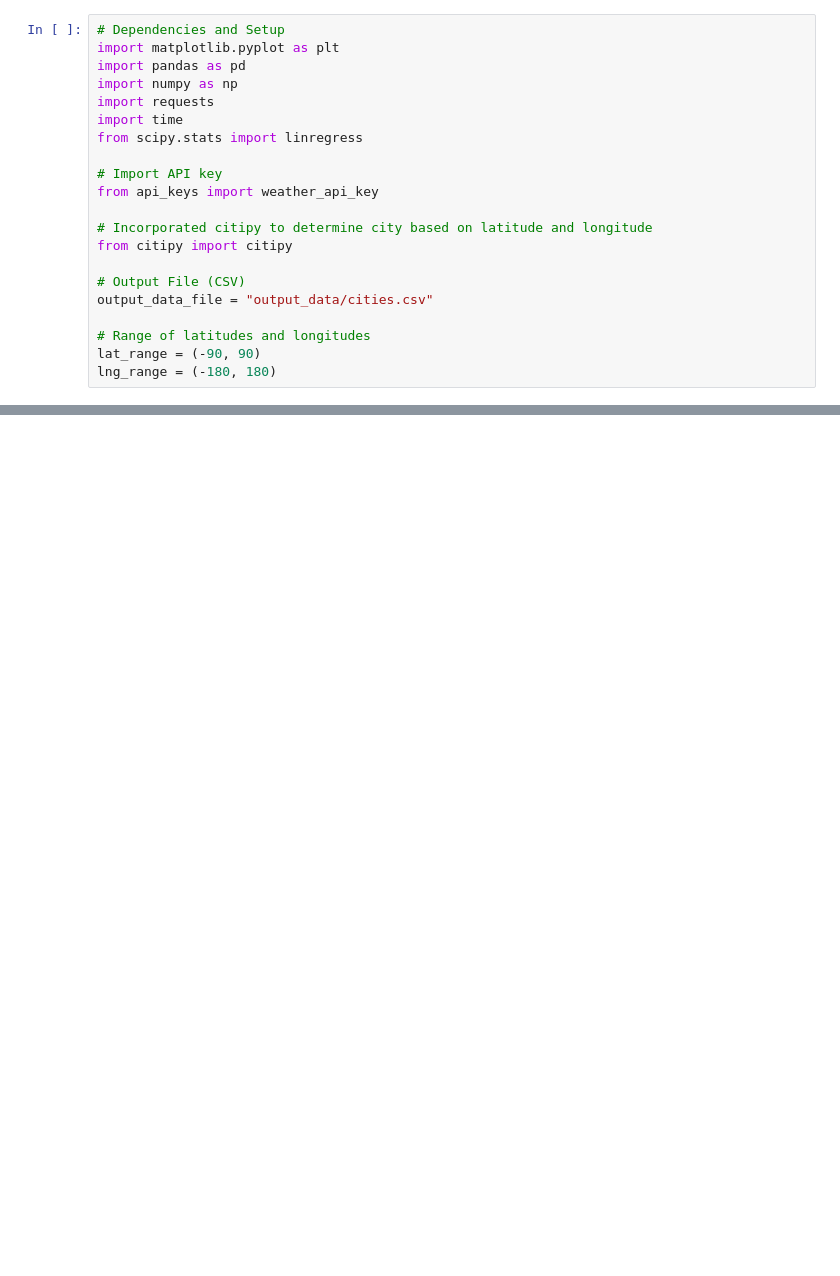
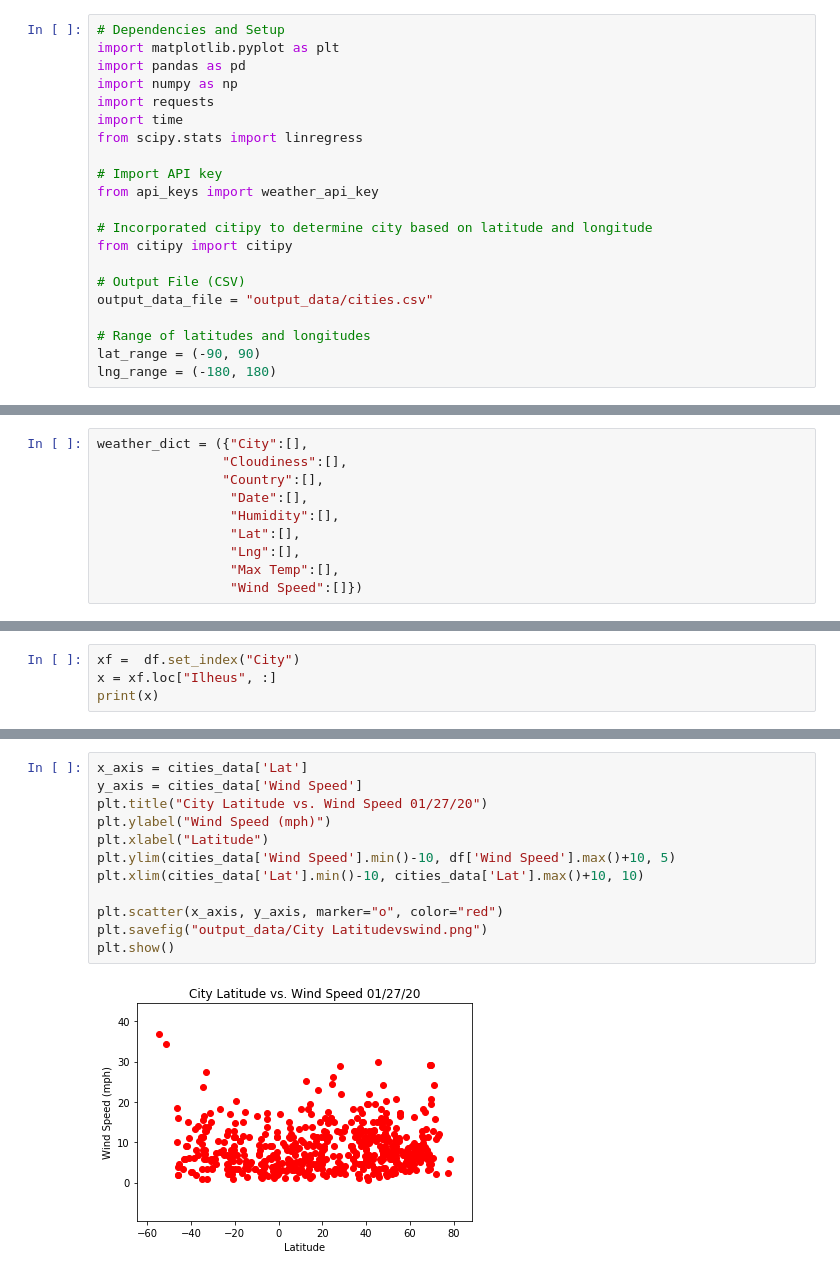
Before and after one commit to ac1093/python-api-challenge, a Jupyter notebook: WeatherPy/Weather.ipynb, the cells around one changed output, grey strips where cells are left out. Drawn from its saved outputs; the diff is of its cells as text; blank space fills up the shorter version.

```diff
--- a/WeatherPy/Weather.ipynb
+++ b/WeatherPy/Weather.ipynb
@@ -61,3 +73,13 @@ http://api.openweathermap.org/data/2.5/weather?appid=752bc16f7d0ad57607be0774a7a
+# %%
+weather_dict = ({"City":[],
+                "Cloudiness":[],
+                "Country":[],
+                 "Date":[],
+                 "Humidity":[],
+                 "Lat":[],
+                 "Lng":[],
+                 "Max Temp":[],
+                 "Wind Speed":[]})
 # %%
 
 
@@ -122,0 +180,4 @@ City not Found
+# %%
+xf =  df.set_index("City")
+x = xf.loc["Ilheus", :]
+print(x)
@@ -122,0 +242,14 @@ City not Found
+# %%
+x_axis = cities_data['Lat']
+y_axis = cities_data['Wind Speed']
+plt.title("City Latitude vs. Wind Speed 01/27/20")
+plt.ylabel("Wind Speed (mph)")
+plt.xlabel("Latitude")
+plt.ylim(cities_data['Wind Speed'].min()-10, df['Wind Speed'].max()+10, 5)
+plt.xlim(cities_data['Lat'].min()-10, cities_data['Lat'].max()+10, 10)
+
+plt.scatter(x_axis, y_axis, marker="o", color="red")
+plt.savefig("output_data/City Latitudevswind.png")
+plt.show()
+# %% [output]
+[figure, added]
```
Also changed, not shown: parts of 10 cells of this notebook, 13 other files.
